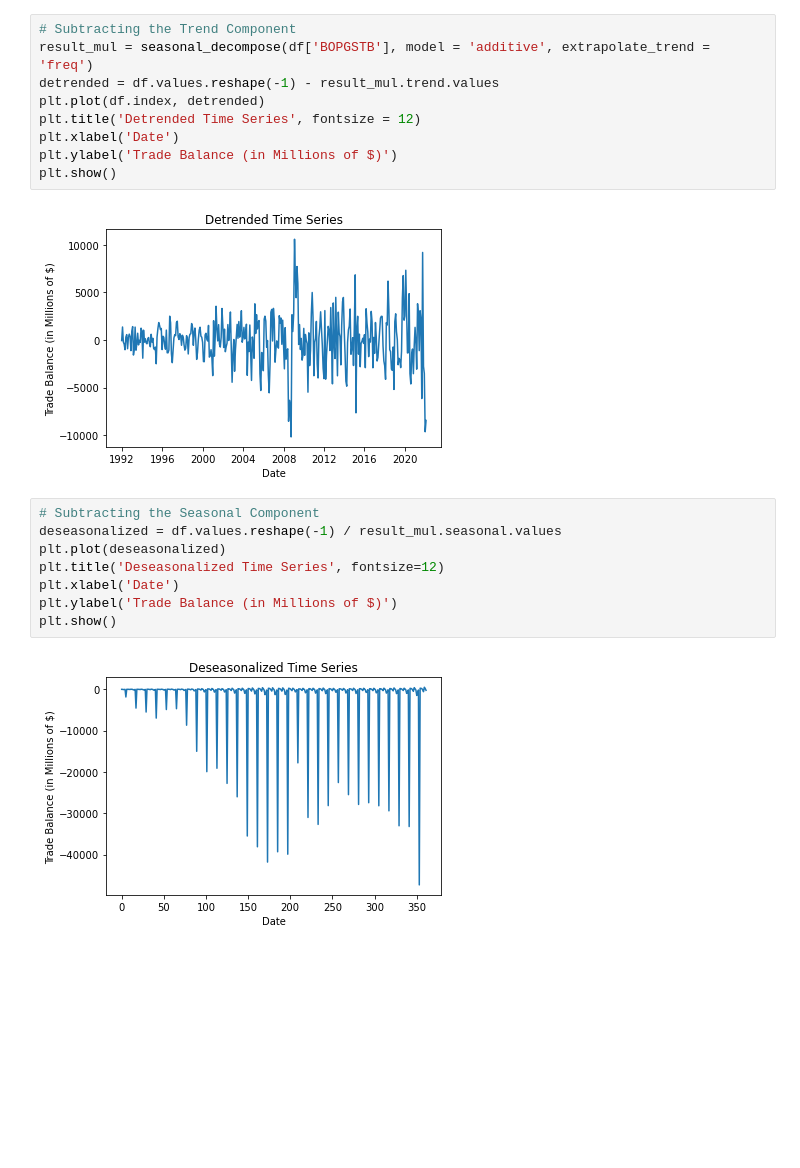
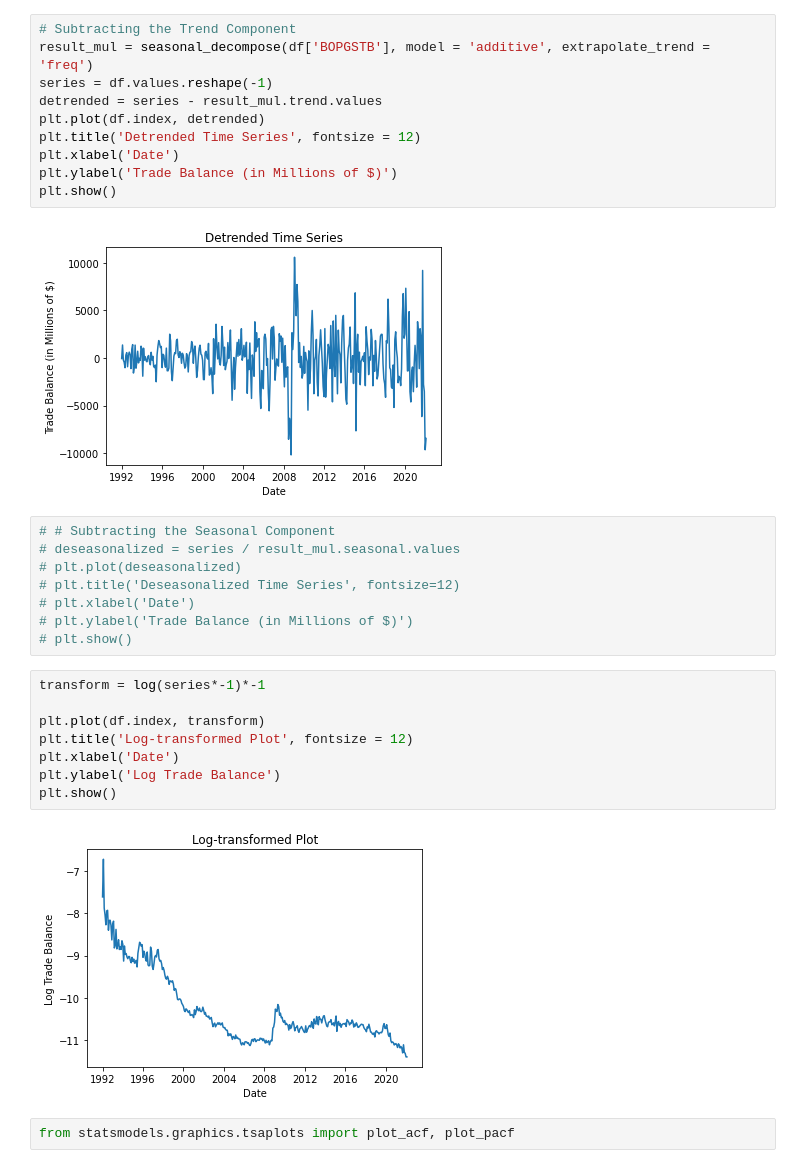
Before and after one commit to AGoyal0512/Trade-Balance-Forecasting, a Jupyter notebook: Project Report.ipynb, the cells around one changed output. Drawn from its saved outputs; the diff is of its cells as text; blank space fills up the shorter version.

```diff
--- a/Project Report.ipynb
+++ b/Project Report.ipynb
@@ -16,7 +37,8 @@ plt.show()
 # %%
 # Subtracting the Trend Component
 result_mul = seasonal_decompose(df['BOPGSTB'], model = 'additive', extrapolate_trend = 'freq')
-detrended = df.values.reshape(-1) - result_mul.trend.values
+series = df.values.reshape(-1)
+detrended = series - result_mul.trend.values
 plt.plot(df.index, detrended)
 plt.title('Detrended Time Series', fontsize = 12)
 plt.xlabel('Date')
@@ -25,12 +47,22 @@ plt.show()
 # %% [output]
 [figure]
 # %%
-# Subtracting the Seasonal Component
-deseasonalized = df.values.reshape(-1) / result_mul.seasonal.values
-plt.plot(deseasonalized)
-plt.title('Deseasonalized Time Series', fontsize=12)
-plt.xlabel('Date')
-plt.ylabel('Trade Balance (in Millions of $)')
-plt.show()
+# # Subtracting the Seasonal Component
+# deseasonalized = series / result_mul.seasonal.values
+# plt.plot(deseasonalized)
+# plt.title('Deseasonalized Time Series', fontsize=12)
+# plt.xlabel('Date')
+# plt.ylabel('Trade Balance (in Millions of $)')
+# plt.show()
-# %% [output]
-[figure, removed]
+# %%
+transform = log(series*-1)*-1
+
+plt.plot(df.index, transform)
+plt.title('Log-transformed Plot', fontsize = 12)
+plt.xlabel('Date')
+plt.ylabel('Log Trade Balance')
+plt.show()
+# %% [output]
+[figure, added]
+# %%
+from statsmodels.graphics.tsaplots import plot_acf, plot_pacf
```
Also changed, not shown: parts of 18 cells of this notebook.
